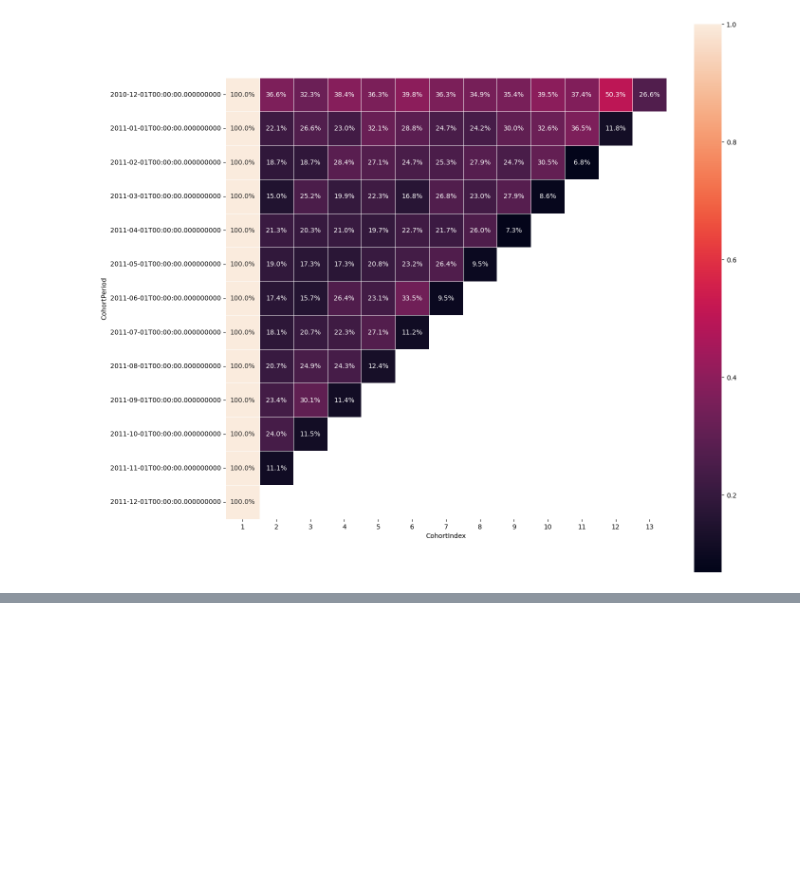
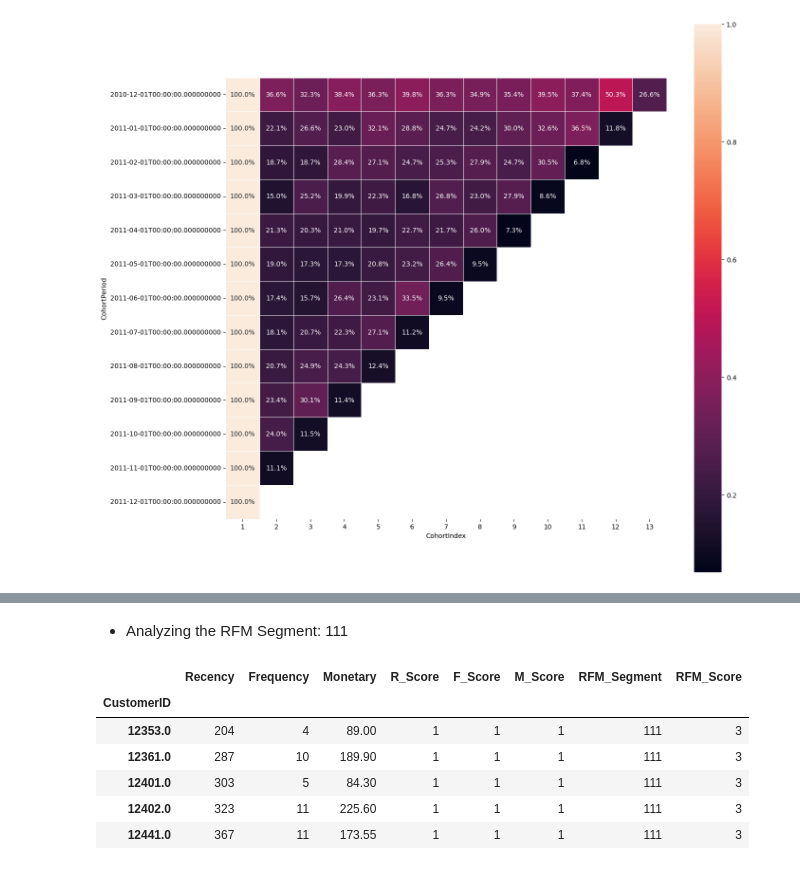
Before and after one commit to HarshTanwar001/Cohort-Analysis, a Jupyter notebook: Cohort_Analysis.ipynb, the cells around one changed output, grey strips where cells are left out. Drawn from its saved outputs; the diff is of its cells as text; code cells hidden in the pictures; blank space fills up the shorter version.

```diff
--- a/Cohort_Analysis.ipynb
+++ b/Cohort_Analysis.ipynb
@@ -347,0 +434,12 @@ sns.heatmap(retention, annot=True, fmt='.1%', linewidth=0.5, square=True, ax=ax)
+# %% [markdown]
+- Analyzing the RFM Segment: 111
+# %%
+rfm[rfm['RFM_Segment'] == '111'].head()
+# %% [output]
+|  | Recency | Frequency | Monetary | R_Score | F_Score | M_Score | RFM_Segment | RFM_Score |
+| CustomerID |  |  |  |  |  |  |  |  |
+| 12353.0 | 204 | 4 | 89.00 | 1 | 1 | 1 | 111 | 3 |
+| 12361.0 | 287 | 10 | 189.90 | 1 | 1 | 1 | 111 | 3 |
+| 12401.0 | 303 | 5 | 84.30 | 1 | 1 | 1 | 111 | 3 |
+| 12402.0 | 323 | 11 | 225.60 | 1 | 1 | 1 | 111 | 3 |
+| 12441.0 | 367 | 11 | 173.55 | 1 | 1 | 1 | 111 | 3 |
```
Also changed, not shown: parts of 17 cells of this notebook, 1 other file.
